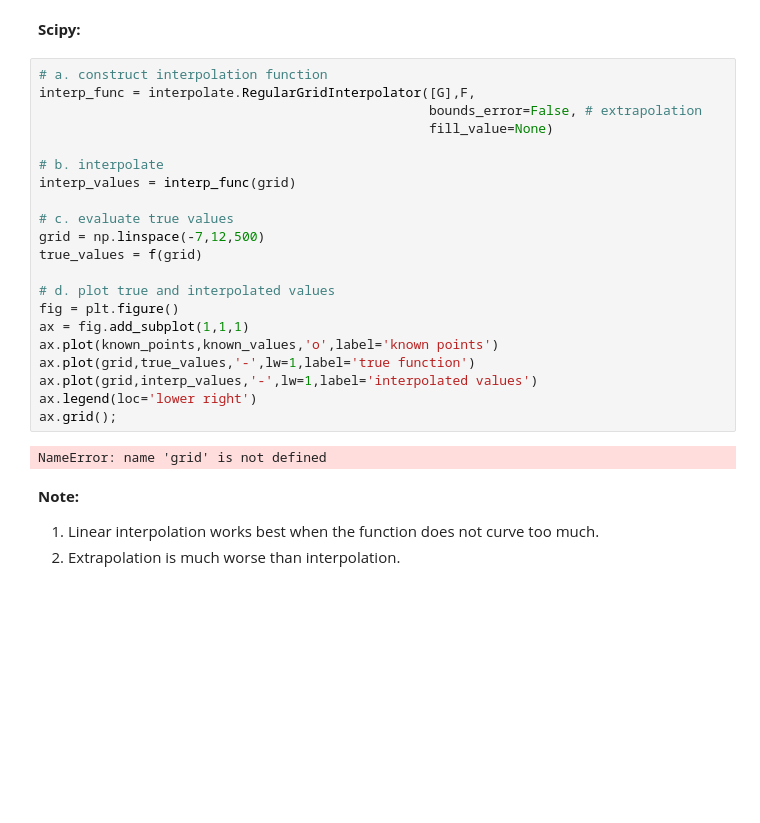
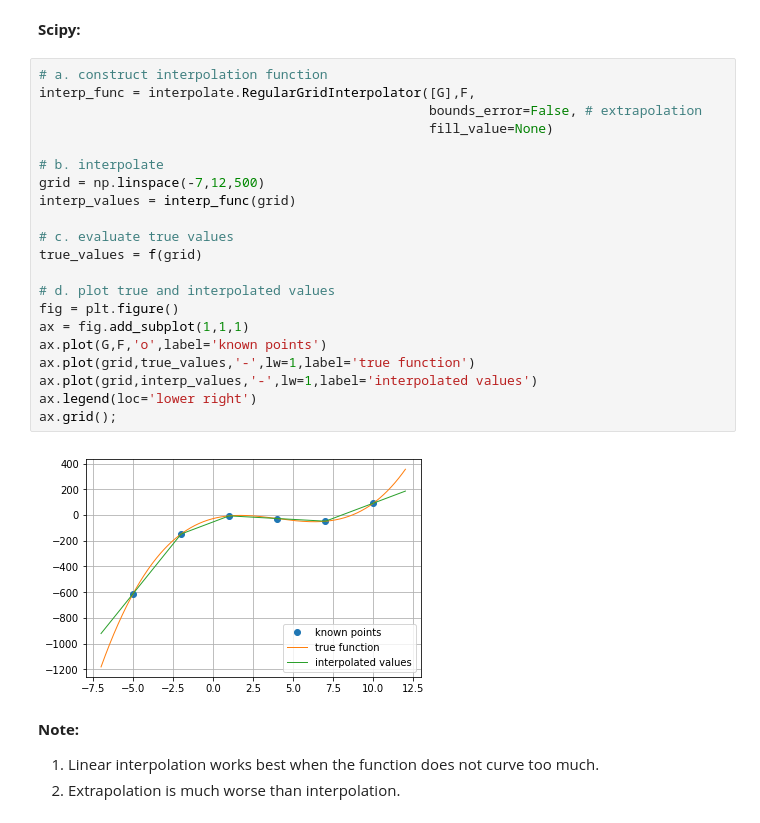
Before and after one commit to NumEconCopenhagen/lectures-2019, a Jupyter notebook: 10/Numerical_optimization.ipynb, the cells around one changed output. Cells and saved outputs as stored; diff of their text form; blank space fills up the shorter version.

```diff
--- a/10/Numerical_optimization.ipynb
+++ b/10/Numerical_optimization.ipynb
@@ -802,26 +802,26 @@ x =  9.1 -> true =   24.1, interpolated =   50.7
 # %%
 # a. construct interpolation function
 interp_func = interpolate.RegularGridInterpolator([G],F,
                                                   bounds_error=False, # extrapolation
                                                   fill_value=None)
 
 # b. interpolate
+grid = np.linspace(-7,12,500)
 interp_values = interp_func(grid)
 
 # c. evaluate true values
-grid = np.linspace(-7,12,500)
 true_values = f(grid)
 
 # d. plot true and interpolated values
 fig = plt.figure()
 ax = fig.add_subplot(1,1,1)
-ax.plot(known_points,known_values,'o',label='known points')
+ax.plot(G,F,'o',label='known points')
 ax.plot(grid,true_values,'-',lw=1,label='true function')
 ax.plot(grid,interp_values,'-',lw=1,label='interpolated values')
 ax.legend(loc='lower right')
 ax.grid();
 # %% [output]
-NameError: name 'grid' is not defined
+[figure, added]
 # %% [markdown]
 **Note:**
 
```
Also changed, not shown: parts of 3 cells of this notebook.
